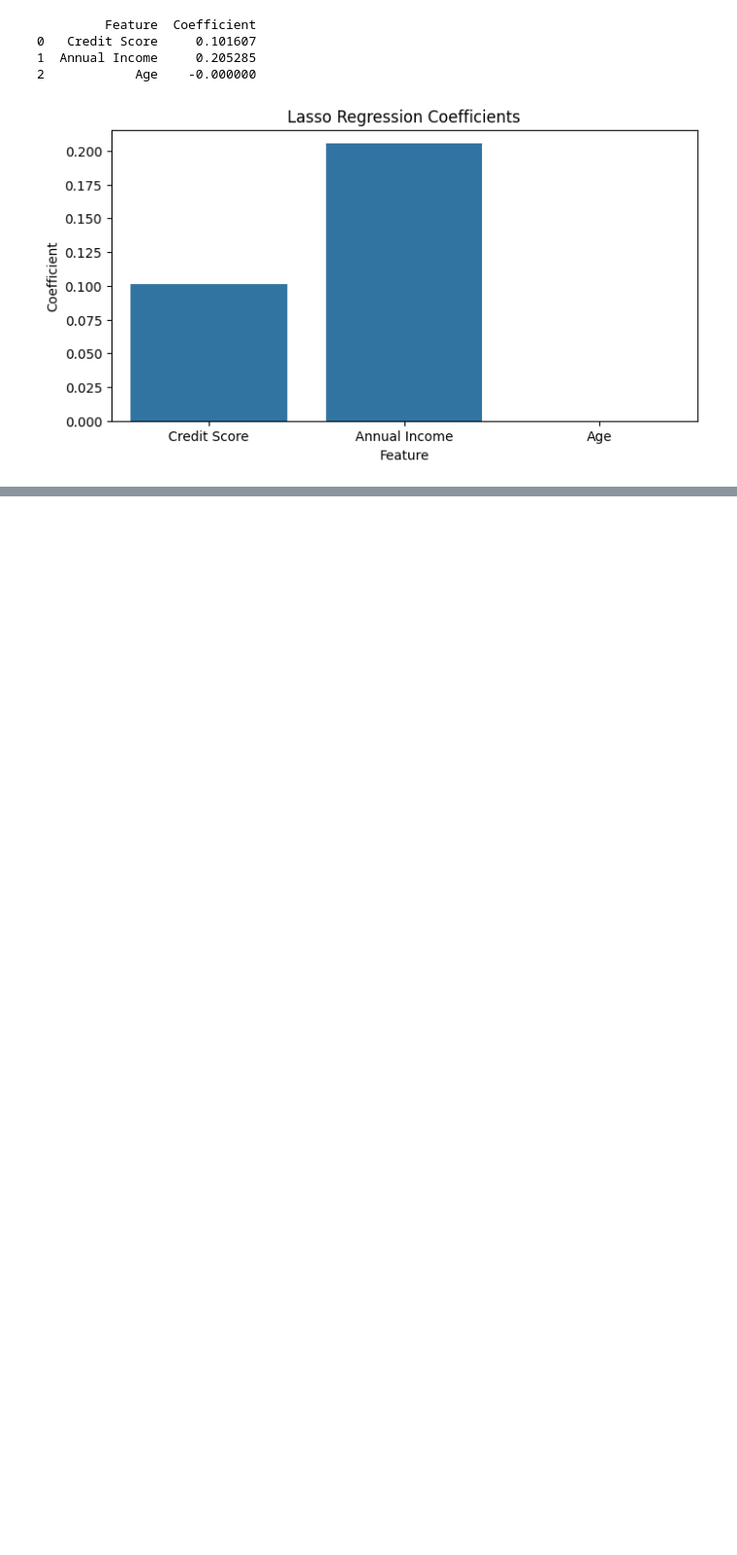
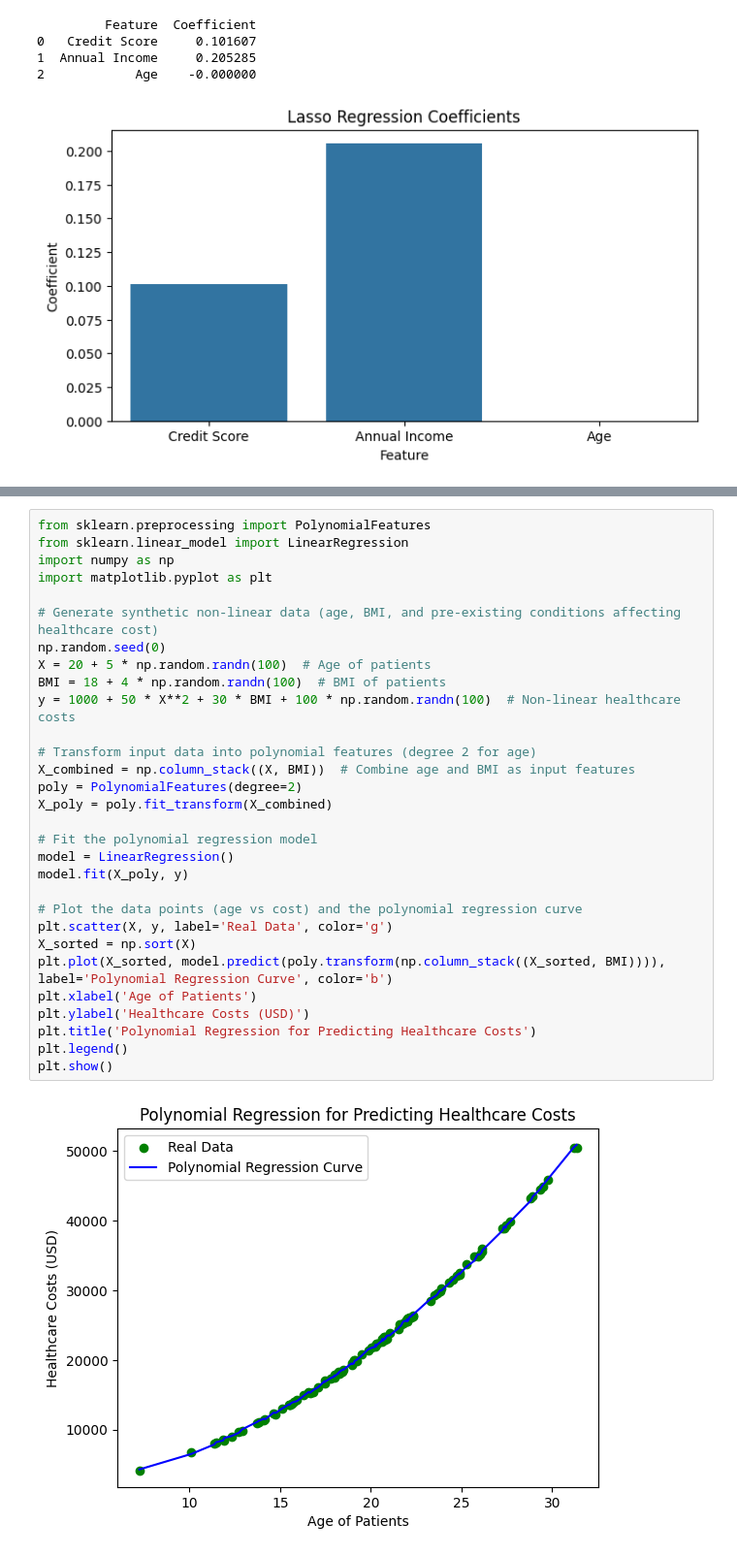
Before and after one commit to MehrdadJalali-AI/Statistics-and-Machine-Learning, a Jupyter notebook: C2_ML.ipynb, the cells around one changed output, grey strips where cells are left out. Shown at 97% size. Cells and saved outputs as stored; diff of their text form; blank space fills up the shorter version.

```diff
--- a/C2_ML.ipynb
+++ b/C2_ML.ipynb
@@ -573,0 +623,32 @@ plt.show()
+# %%
+from sklearn.preprocessing import PolynomialFeatures
+from sklearn.linear_model import LinearRegression
+import numpy as np
+import matplotlib.pyplot as plt
+
+# Generate synthetic non-linear data (age, BMI, and pre-existing conditions affecting healthcare cost)
+np.random.seed(0)
+X = 20 + 5 * np.random.randn(100)  # Age of patients
+BMI = 18 + 4 * np.random.randn(100)  # BMI of patients
+y = 1000 + 50 * X**2 + 30 * BMI + 100 * np.random.randn(100)  # Non-linear healthcare costs
+
+# Transform input data into polynomial features (degree 2 for age)
+X_combined = np.column_stack((X, BMI))  # Combine age and BMI as input features
+poly = PolynomialFeatures(degree=2)
+X_poly = poly.fit_transform(X_combined)
+
+# Fit the polynomial regression model
+model = LinearRegression()
+model.fit(X_poly, y)
+
+# Plot the data points (age vs cost) and the polynomial regression curve
+plt.scatter(X, y, label='Real Data', color='g')
+X_sorted = np.sort(X)
+plt.plot(X_sorted, model.predict(poly.transform(np.column_stack((X_sorted, BMI)))), label='Polynomial Regression Curve', color='b')
+plt.xlabel('Age of Patients')
+plt.ylabel('Healthcare Costs (USD)')
+plt.title('Polynomial Regression for Predicting Healthcare Costs')
+plt.legend()
+plt.show()
+# %% [output]
+[figure, added]
```
Also changed, not shown: parts of 29 cells of this notebook.
